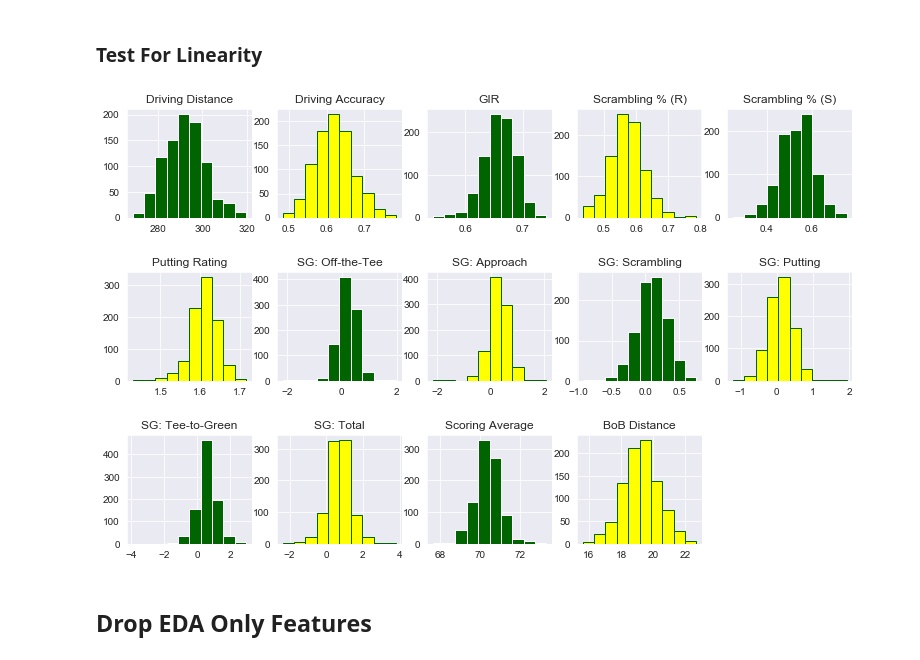
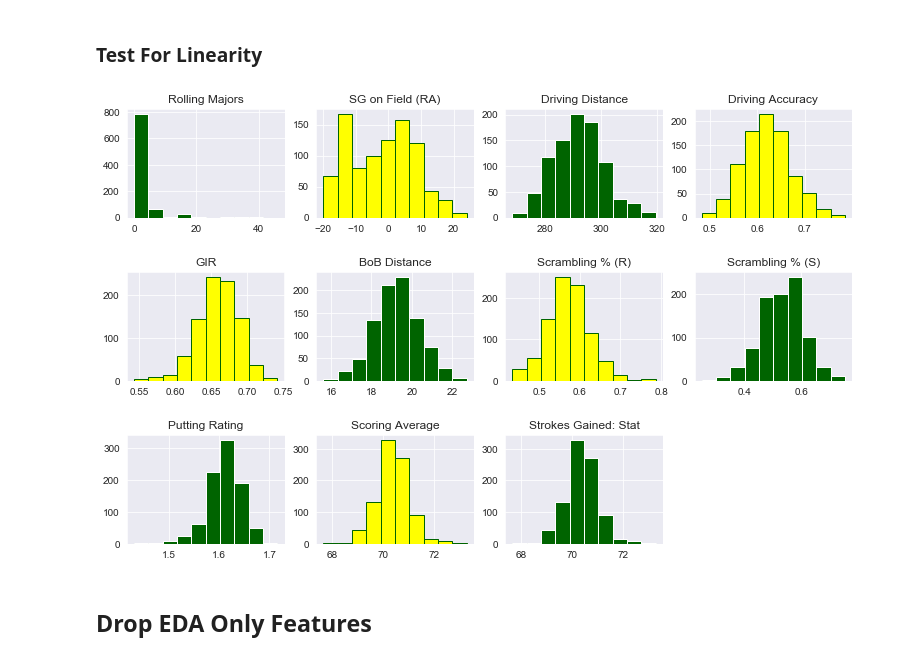
Before and after one commit to jprinfret/masters_tournament_classifier, a Jupyter notebook: 2020 Masters Tournament Predictions.ipynb, the cells around one changed output. Drawn from its saved outputs; the diff is of its cells as text; code cells hidden in the pictures.

```diff
--- a/2020 Masters Tournament Predictions.ipynb
+++ b/2020 Masters Tournament Predictions.ipynb
@@ -615,7 +739,7 @@ Validation Set: (895, 30)
 # %% [markdown]
 ## General Information
 # %%
-df = pd.read_csv('csv_files/no_2019_golfer_data.csv', index_col=0)
+df = pd.read_csv('csv_files/holdouts/2019/test_df_data.csv', index_col=0)
 
 print(df.shape)
 df.head(10)
@@ -1027,64 +1156,52 @@ sns.heatmap(df_corr.corr(),
 # %%
 fig = plt.figure(figsize=(13, 8))
 fig.subplots_adjust(hspace=hspace);
 
-ax11 = fig.add_subplot(3,5,1);
-ax11.hist(df['driving_distance'], fc = 'darkgreen');
-ax11.set_title('Driving Distance');
+ax11 = fig.add_subplot(3,4,1);
+ax11.hist(df['rolling_majors'], fc = 'darkgreen');
+ax11.set_title('Rolling Majors');
 
-ax12 = fig.add_subplot(3,5,2);
-ax12.hist(df['driving_accuracy'], fc='yellow', ec='darkgreen');
-ax12.set_title('Driving Accuracy');
+ax12 = fig.add_subplot(3,4,2);
+ax12.hist(df['sg_roll_avg'], fc='yellow', ec='darkgreen');
+ax12.set_title('SG on Field (RA)');
 
-ax13 = fig.add_subplot(3,5,3);
-ax13.hist(df['greens_in_regulation'], fc = 'darkgreen');
-ax13.set_title('GIR');
+ax13 = fig.add_subplot(3,4,3);
+ax13.hist(df['driving_distance'], fc = 'darkgreen');
+ax13.set_title('Driving Distance');
 
-ax14 = fig.add_subplot(3,5,4);
-ax14.hist(df['scrambling_rough'], fc='yellow', ec='darkgreen');
-ax14.set_title('Scrambling % (R)');
+ax14 = fig.add_subplot(3,4,4);
+ax14.hist(df['driving_accuracy'], fc='yellow', ec='darkgreen');
+ax14.set_title('Driving Accuracy');
 
-ax21 = fig.add_subplot(3,5,5);
-ax21.hist(df['scrambling_sand'], fc = 'darkgreen');
-ax21.set_title('Scrambling % (S)');
+ax21 = fig.add_subplot(3,4,5);
+ax21.hist(df['greens_in_regulation'], fc='yellow', ec='darkgreen');
+ax21.set_title('GIR');
 
-ax22 = fig.add_subplot(3,5,6);
-ax22.hist(df['putting_rating'], fc='yellow', ec='darkgreen');
-ax22.set_title('Putting Rating');
+ax22 = fig.add_subplot(3,4,6);
+ax22.hist(df['bob_distance'], fc = 'darkgreen');
+ax22.set_title('BoB Distance');
 
-ax23 = fig.add_subplot(3,5,7);
-ax23.hist(df['sg_off_tee'], fc = 'darkgreen');
-ax23.set_title('SG: Off-the-Tee');
+ax23 = fig.add_subplot(3,4,7);
+ax23.hist(df['scrambling_rough'], fc='yellow', ec='darkgreen');
+ax23.set_title('Scrambling % (R)');
 
-ax24 = fig.add_subplot(3,5,8);
-ax24.hist(df['sg_approach'], fc='yellow', ec='darkgreen');
-ax24.set_title('SG: Approach');
+ax24 = fig.add_subplot(3,4,8);
+ax24.hist(df['scrambling_sand'], fc = 'darkgreen');
+ax24.set_title('Scrambling % (S)');
 
-ax31 = fig.add_subplot(3,5,9);
-ax31.hist(df['sg_scrambling'], fc = 'darkgreen');
-ax31.set_title('SG: Scrambling');
+ax31 = fig.add_subplot(3,4,9);
+ax31.hist(df['putting_rating'], fc = 'darkgreen');
+ax31.set_title('Putting Rating');
 
-ax32 = fig.add_subplot(3,5,10);
-ax32.hist(df['sg_putting'], fc='yellow', ec='darkgreen');
-ax32.set_title('SG: Putting');
+ax32 = fig.add_subplot(3,4,10);
+ax32.hist(df['scoring_avg'], fc='yellow', ec='darkgreen');
+ax32.set_title('Scoring Average');
 
-ax33 = fig.add_subplot(3,5,11);
-ax33.hist(df['sg_tee_to_green'], fc = 'darkgreen');
-ax33.set_title('SG: Tee-to-Green');
-
-ax34 = fig.add_subplot(3,5,12);
-ax34.hist(df['sg_total'], fc='yellow', ec='darkgreen');
-ax34.set_title('SG: Total');
-
-ax41 = fig.add_subplot(3,5,13);
-ax41.hist(df['scoring_avg'], fc = 'darkgreen');
-ax41.set_title('Scoring Average');
-
-ax42 = fig.add_subplot(3,5,14);
-ax42.hist(df['bob_distance'], fc='yellow', ec='darkgreen');
-ax42.set_title('BoB Distance');
+ax33 = fig.add_subplot(3,4,11);
+ax33.hist(df['scoring_avg'], fc = 'darkgreen');
+ax33.set_title('Strokes Gained: Stat');
 # %% [output]
-[figure, old version]
+[figure, new version]
 # %% [markdown]
 ## Drop EDA Only Features
 # %%
```
Also changed, not shown: parts of 122 cells of this notebook, 47 other files.
